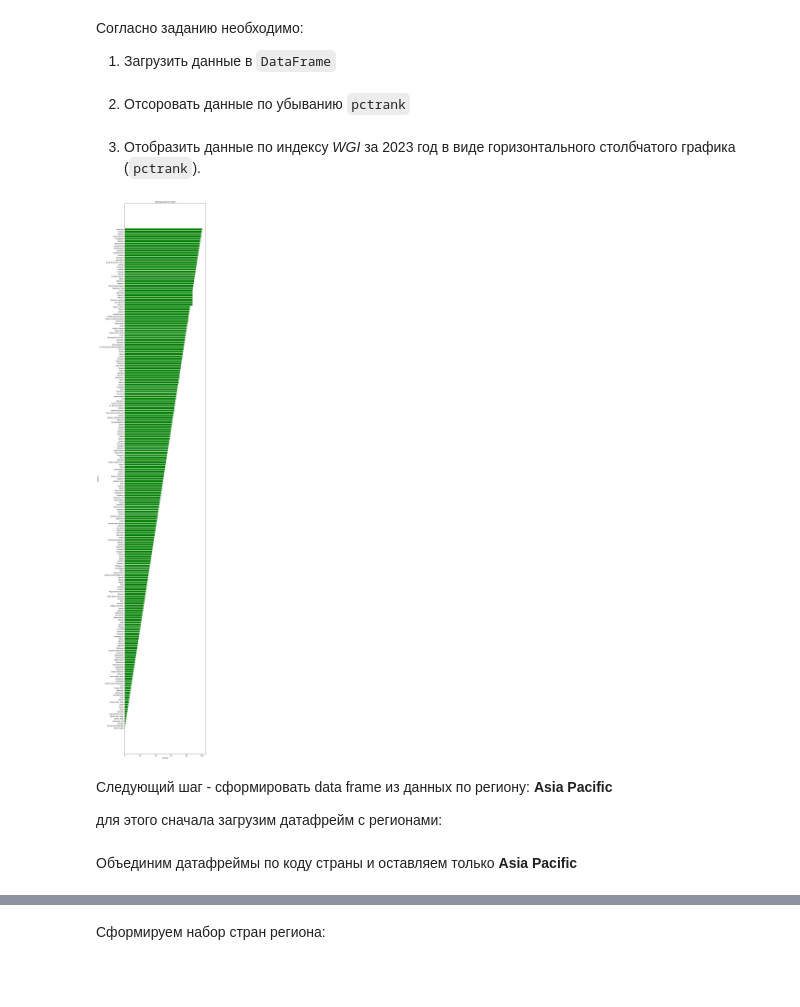
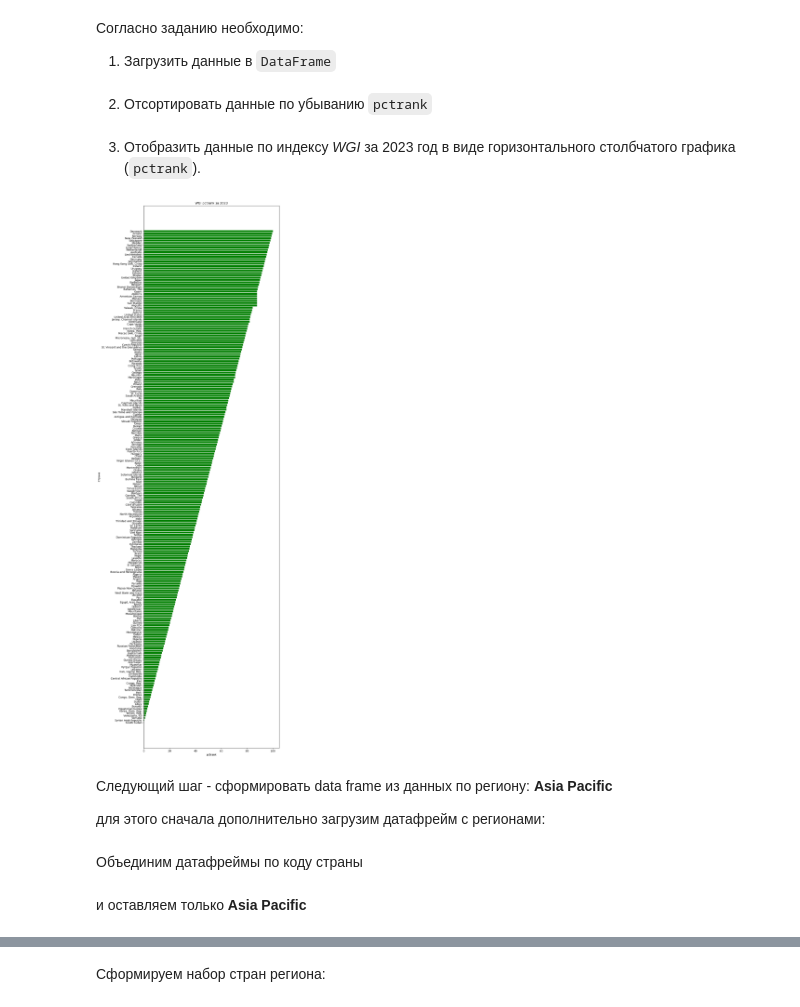
Before and after one commit to SARWX/mlmethods, a Jupyter notebook: task1.ipynb, the cells around one changed output, grey strips where cells are left out. Cells and saved outputs as stored; diff of their text form; code cells hidden in the pictures; blank space fills up the shorter version.

```diff
--- a/task1.ipynb
+++ b/task1.ipynb
@@ -37,7 +37,7 @@ df1 = df1[df1['indicator'] == 'cc']
 # Заменяем все значения ".." на NaN
 df1.replace('..', pd.NA, inplace=True)
 # %% [markdown]
-2. Отсоровать данные по убыванию `pctrank`
+2. Отсортировать данные по убыванию `pctrank`
 # %%
 # Оставляем только нужные столбцы
 df2 = df1[['pctrank', 'estimate', 'year', 'countryname']]
@@ -48,41 +48,39 @@ df2 = df2[df1['year'] == 2023]
 df2 = df2.dropna(subset=['pctrank'])
 
 # Сортируем по столбцу `pctrank` (по возрастанию)
-df2.sort_values('pctrank', ascending=False, inplace=True)
+df2.sort_values('pctrank', ascending=True, inplace=True)
 # %% [markdown]
 3. Отобразить данные по индексу *WGI* за 2023 год в виде горизонтального столбчатого графика (`pctrank`).
 # %%
 # Строим горизонтальную столбчатую диаграмму
-plt.figure(figsize=(10, 50))
+plt.figure(figsize=(10, 30))
 plt.barh(df2['countryname'], df2['pctrank'], color='green')
-
-# Инвертируем ось Y, чтобы лучшие были сверху
-plt.gca().invert_yaxis()
 
 # Подписываем оси
 plt.xlabel("pctrank")
-plt.ylabel("Country")
-plt.title("WGI pctrank for 2023")
+plt.ylabel("Страна")
+plt.title("WGI pctrank за 2023")
 
 # Показываем график
 plt.tight_layout()
 plt.show()
 # %% [output]
-[figure, old version]
+[figure, new version]
 # %% [markdown]
 Следующий шаг - сформировать data frame из данных по региону:
 **Asia Pacific**
 
-для этого сначала загрузим датафрейм с регионами:
+для этого сначала дополнительно загрузим датафрейм с регионами:
 # %%
 df_regions = pd.read_excel("./data/regions.xlsx")
 # %% [markdown]
 Объединим датафреймы по коду страны
-и оставляем только **Asia Pacific**
 # %%
 df_merged = df1.merge(df_regions, left_on="code",
                       right_on="Code", how="left")
 df_merged = df_merged.dropna(subset=['Region'])
+# %% [markdown]
+и оставляем только **Asia Pacific**
 # %%
 df_asia_pacific = df_merged[
     (df_merged["Region"] == "AP") &
```
Also changed, not shown: parts of 45 cells of this notebook.
